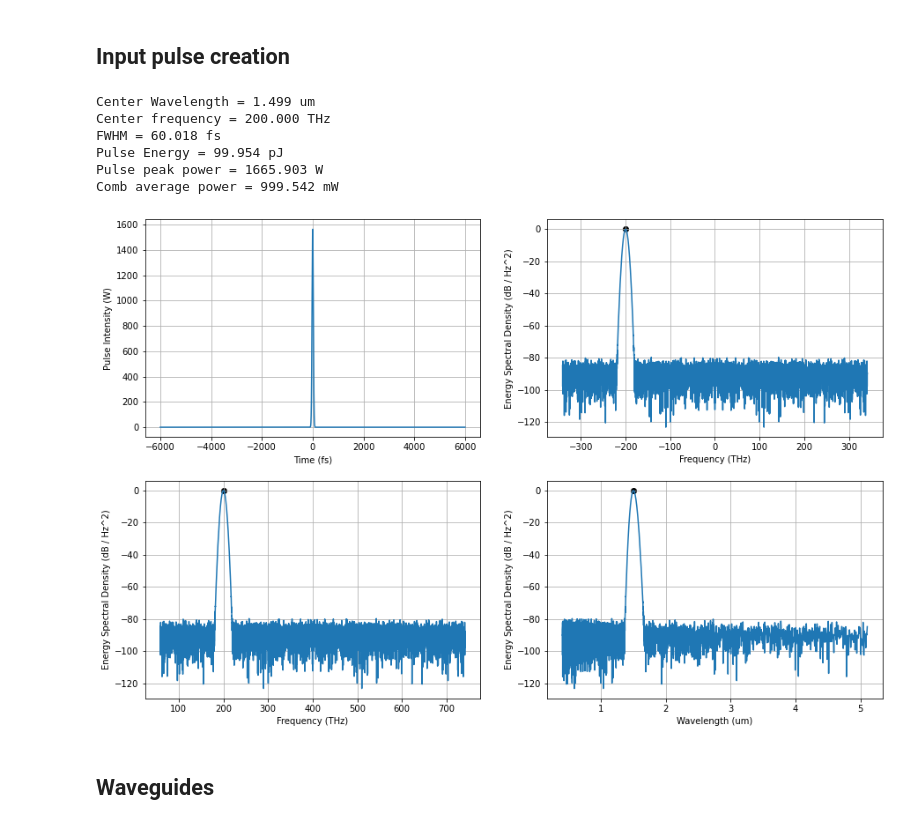
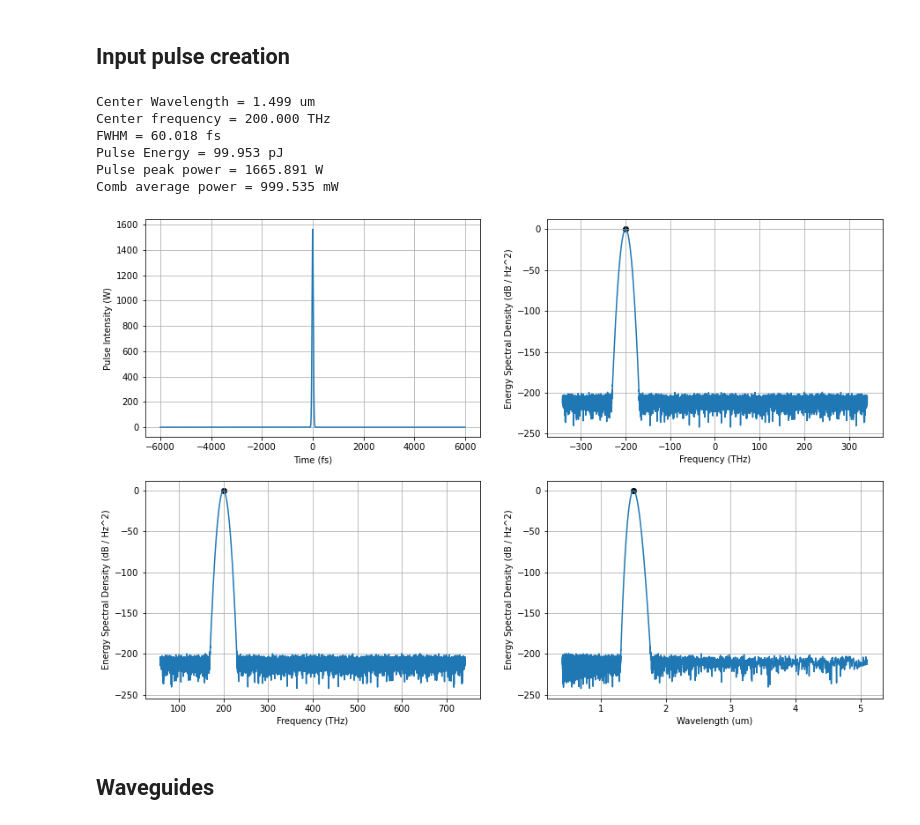
Before and after one commit to ledezmaluism/snow, a Jupyter notebook: Notebooks/SCG_2.ipynb, the cells around one changed output. Drawn from its saved outputs; the diff is of its cells as text; code cells hidden in the pictures.

```diff
--- a/Notebooks/SCG_2.ipynb
+++ b/Notebooks/SCG_2.ipynb
@@ -106,39 +106,39 @@ tau = 60e-15 #Pulse width
 #Pulse creation
 frep = 10e9
 pulse = np.sqrt(0.939*pulse_energy/tau)*np.exp(-2*np.log(2)*(t/tau)**2)*np.exp(1j*delta_omega*t)
-noise = 1e-3*np.random.normal(size=NFFT)
+noise = 1e-9*np.random.normal(size=NFFT)
 pulse = pulse + noise
 pulse_energy = nlo.energy_td(t, pulse) #To check that everything went well
 
 print('Center Wavelength = %0.3f um' %(wl0*1e6))
 print('Center frequency = %0.3f THz' %(f0*1e-12))
 print('FWHM = %0.3f fs' %(nlo.FWHM(t, pulse)*1e15))
 print('Pulse Energy = %0.3f pJ' %(pulse_energy*1e12))
 print('Pulse peak power = %0.3f W' %(pulse_energy/tau))
 print('Comb average power = %0.3f mW' %(pulse_energy*frep*1e3))
 
 plt.rcParams['figure.figsize'] = [15, 10]
 fig = plt.figure()
 ax1 = fig.add_subplot(221)
 ax2 = fig.add_subplot(222)
 ax3 = fig.add_subplot(223)
 ax4 = fig.add_subplot(224)
 nlo.plot_magsq(t*1e15, pulse, ax=ax1);
 nlo.plot_ESD_dB(t*1e12, pulse, ax=ax2)
 nlo.plot_ESD_dB_absfreq(t*1e12, pulse, f_ref*1e-12, ax=ax3)
 nlo.plot_ESD_dB_vs_wavelength(t, pulse, f_ref, ax=ax4)
 
 ax2.scatter(f[f0_index]*1e-12, 0, c='k');
 ax3.scatter((f[f0_index]+f_ref)*1e-12, 0, c='k');
 ax4.scatter(c/(f[f0_index]+f_ref)*1e6, 0, c='k');
 # %% [output]
 Center Wavelength = 1.499 um
 Center frequency = 200.000 THz
 FWHM = 60.018 fs
-Pulse Energy = 99.954 pJ
-Pulse peak power = 1665.903 W
-Comb average power = 999.542 mW
+Pulse Energy = 99.953 pJ
+Pulse peak power = 1665.891 W
+Comb average power = 999.535 mW
-[figure, old version]
+[figure, new version]
 # %% [markdown]
 ## Waveguides
 # %%
```
Also changed, not shown: parts of 5 cells of this notebook.
